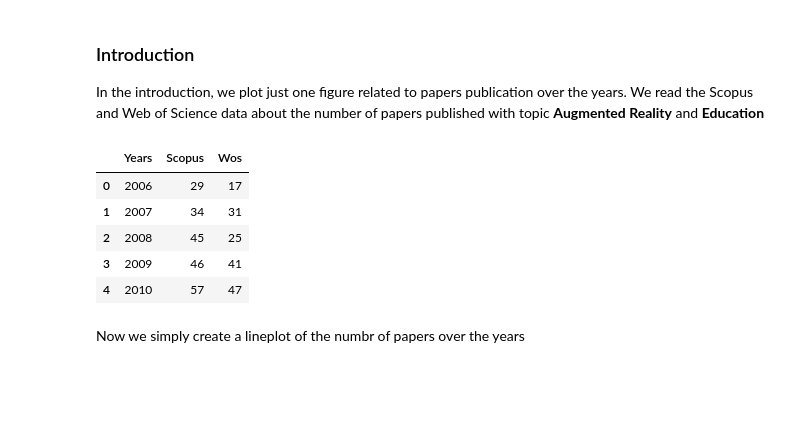
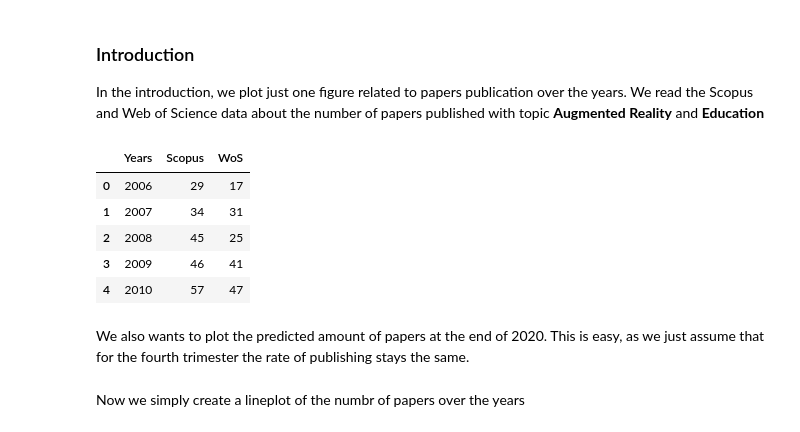
Before and after one commit to Stocastico/AR_SLR_Paper, a Jupyter notebook: create_figures.ipynb, the cells around one changed output. Saved outputs shown, nothing was run; the diff lists cells and outputs as text; code cells hidden in the pictures; blank space fills up the shorter version.

```diff
--- a/create_figures.ipynb
+++ b/create_figures.ipynb
@@ -9,35 +9,37 @@ import csv
 In the introduction, we plot just one figure related to papers publication over the years.
 We read the Scopus and Web of Science data about the number of papers published with topic **Augmented Reality** and **Education**
 # %%
-with open('Scopus_analyze_2020_10_01.csv') as scopus_file:
+with open('data/Scopus_analyze_2020_10_01.csv') as scopus_file:
     scopus_data = scopus_file.readlines()
 scopus_data = scopus_data[8:]
 scopus_data
 years = []
 papersScopus = []
 for item in scopus_data:
     year, paper = item.split(',')
     years.append(int(''.join(filter(str.isdigit, year))))
     papersScopus.append(int(''.join(filter(str.isdigit, paper))))
 years.reverse()
 papersScopus.reverse()
 
-with open('WoS_analyze_2020_10_01.txt') as wos_file:
+with open('data/WoS_analyze_2020_10_01.txt') as wos_file:
     wos_data = wos_file.readlines()
 wos_data = wos_data[1:-12] # restrict to >2006 to be consistent with Scopus data
 papersWos = []
 for item in wos_data:
     _, paper, _ = item.split("\t")
     papersWos.append(int(''.join(filter(str.isdigit, paper))))
 papersWos.reverse()
 
 df = pd.DataFrame(list(zip(years, papersScopus, papersWos)),
-               columns =['Years', 'Scopus', 'Wos'])
+               columns =['Years', 'Scopus', 'WoS'])
 df.head()
 # %% [output]
-|  | Years | Scopus | Wos |
+|  | Years | Scopus | WoS |
 | 0 | 2006 | 29 | 17 |
 | 1 | 2007 | 34 | 31 |
 | 2 | 2008 | 45 | 25 |
 | 3 | 2009 | 46 | 41 |
 | 4 | 2010 | 57 | 47 |
+# %% [markdown]
+We also wants to plot the predicted amount of papers at the end of 2020. This is easy, as we just assume that for the fourth trimester the rate of publishing stays the same.
```
Also changed, not shown: parts of 13 cells of this notebook, 2 other files.
